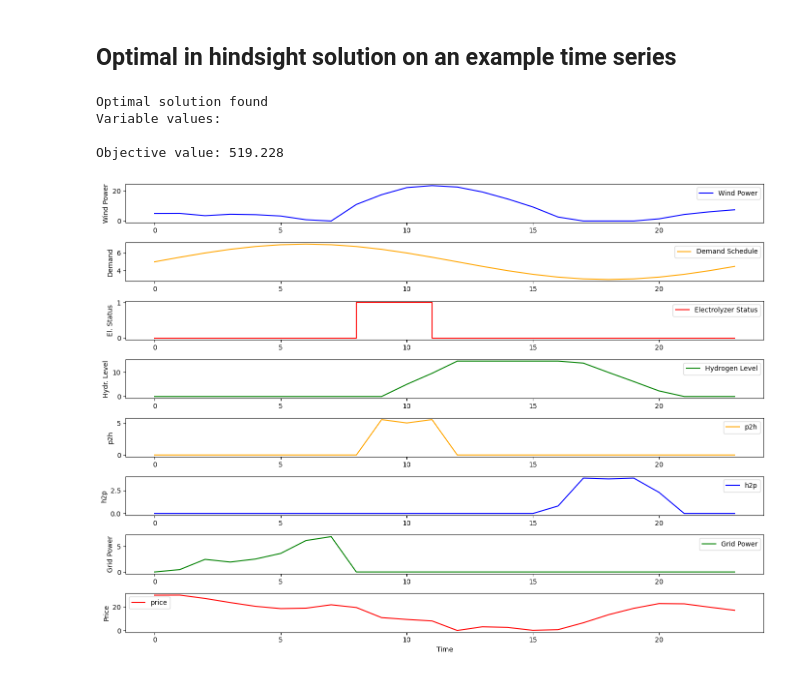
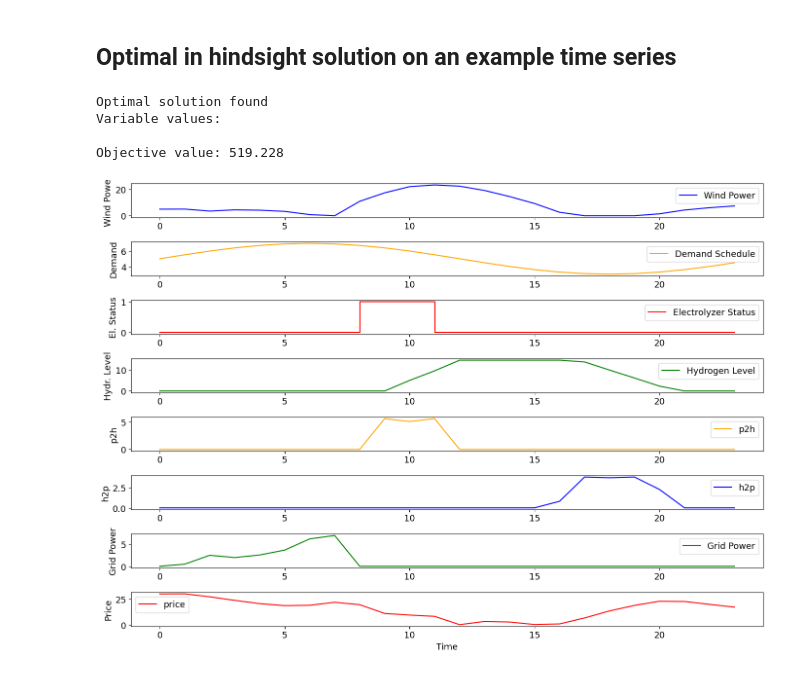
Before and after one commit to PK1725/02435_DMUU, a Jupyter notebook: assignment_A/task_0.ipynb, the cells around one changed output. Saved outputs shown, nothing was run; the diff lists cells and outputs as text; code cells hidden in the pictures.

Commit message:
task 1 done

```diff
--- a/assignment_A/task_0.ipynb
+++ b/assignment_A/task_0.ipynb
@@ -14,6 +14,7 @@ from pyomo.environ import *
 
 %load_ext autoreload
 %autoreload 2
+plt.rcParams.update({'font.size': 13})
 # %% [output]
 The autoreload extension is already loaded. To reload it, use:
   %reload_ext autoreload
@@ -71,32 +73,30 @@ def solve_model(price,wind,T,h_0,e_on_init,t_start=0):
     # Solve the model
     results = solver.solve(model, tee=False)
     return results,model
-
-results,model = solve_model(prices[8],winds[8],T,0,0)
-
-# Check if an optimal solution was found
-if results.solver.termination_condition == TerminationCondition.optimal:
-    print("Optimal solution found")
-
-    # Print out variable values and objective value
-    print("Variable values:")
-    p_grid_values = [value(model.p_grid[t]) for t in range(T)]
-    e_h2p_values = [value(model.e_h2p[t]) for t in range(T)]
-    e_p2h_values = [value(model.e_p2h[t]) for t in range(T)]
-    e_on_values = [value(model.e_on[t]) for t in range(-1,T-1)]
-    h_values = [value(model.h[t]) for t in range(T)]
-    print(f"\nObjective value: {value(model.profit):.3f}\n")
-else:
-    print("No optimal solution found.")
-# %% [output]
-Optimal solution found
-Variable values:
-
-Objective value: 519.228
 # %%
+selected_prices = prices[8]
+selected_winds = winds[8]
+
+results,model = solve_model(selected_prices,selected_winds,T,0,0)
+
+# Check if an optimal solution was found
+if results.solver.termination_condition == TerminationCondition.optimal:
+    print("Optimal solution found")
+
+    # Print out variable values and objective value
+    print("Variable values:")
+    p_grid_values = [value(model.p_grid[t]) for t in range(T)]
+    e_h2p_values = [value(model.e_h2p[t]) for t in range(T)]
+    e_p2h_values = [value(model.e_p2h[t]) for t in range(T)]
+    e_on_values = [value(model.e_on[t]) for t in range(-1,T-1)]
+    h_values = [value(model.h[t]) for t in range(T)]
+    print(f"\nObjective value: {value(model.profit):.3f}\n")
+else:
+    print("No optimal solution found.")
+
 times = range(T)
-wind_trajectory = winds[8]
-price_trajectory = prices[8]
+wind_trajectory = selected_winds
+price_trajectory = selected_prices
 
 # Plot results
 plt.figure(figsize=(14, 10))
@@ -122,32 +122,36 @@ plt.plot(times, h_values, label="Hydrogen Level", color="green")
 plt.ylabel("Hydr. Level")
 plt.legend()
 
 
 plt.subplot(8, 1, 5)
 plt.plot(times, e_p2h_values, label="p2h", color="orange")
 plt.ylabel("p2h")
 plt.legend()
 
 
 plt.subplot(8, 1, 6)
 plt.plot(times, e_h2p_values, label="h2p", color="blue")
 plt.ylabel("h2p")
 plt.legend()
 
 
 plt.subplot(8, 1, 7)
 plt.plot(times, p_grid_values, label="Grid Power", color="green")
 plt.ylabel("Grid Power")
 plt.legend()
 
 plt.subplot(8, 1, 8)
 plt.plot(times, price_trajectory, label="price", color="red")
 plt.ylabel("Price")
 plt.xlabel("Time")
 plt.legend()
 
 plt.tight_layout()
-plt.savefig("figures/task_0.pdf", format="pdf", bbox_inches="tight")
+plt.savefig("figures/task_0_1.pdf", format="pdf", bbox_inches="tight")
 plt.show()
 # %% [output]
+Optimal solution found
+Variable values:
+
+Objective value: 519.228
-[figure, old version]
+[figure, new version]
```
Also changed, not shown: parts of 3 cells of this notebook, 4 other files.
